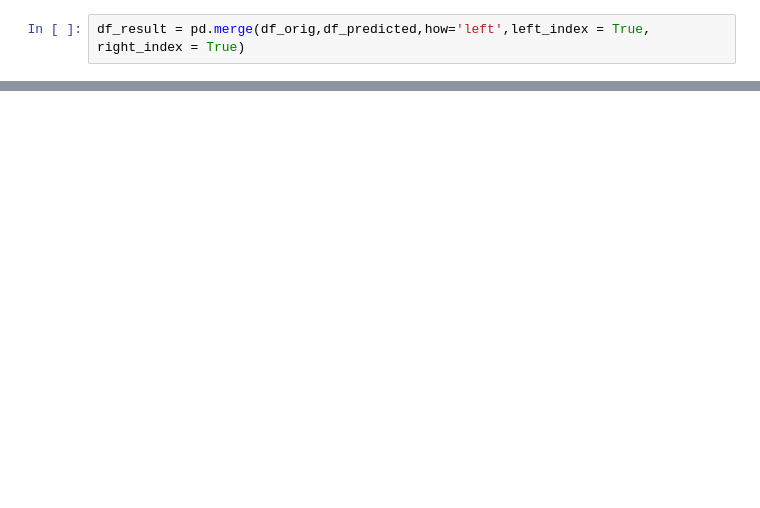
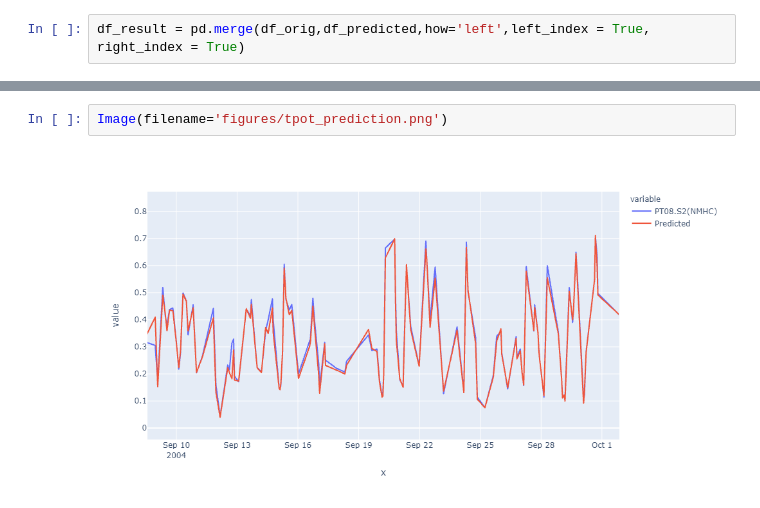
Before and after one commit to manojmanivannan/DataScience, a Jupyter notebook: Air-Quality/5.TimeSeriesTPOT.ipynb, the cells around one changed output, grey strips where cells are left out. Drawn from its saved outputs; the diff is of its cells as text; blank space fills up the shorter version.

Commit message:
update tpot air quality notebook

```diff
--- a/Air-Quality/5.TimeSeriesTPOT.ipynb
+++ b/Air-Quality/5.TimeSeriesTPOT.ipynb
@@ -94,3 +175,7 @@ fig = px.line(df_result.dropna(axis=0), x=df_result.dropna(axis=0).index, y = [l
 fig.show()
 # %% [output]
 [interactive output not drawn]
+# %%
+Image(filename='figures/tpot_prediction.png')
+# %% [output]
+[figure, added]
```
Also changed, not shown: parts of 12 cells of this notebook, 2 other files.
